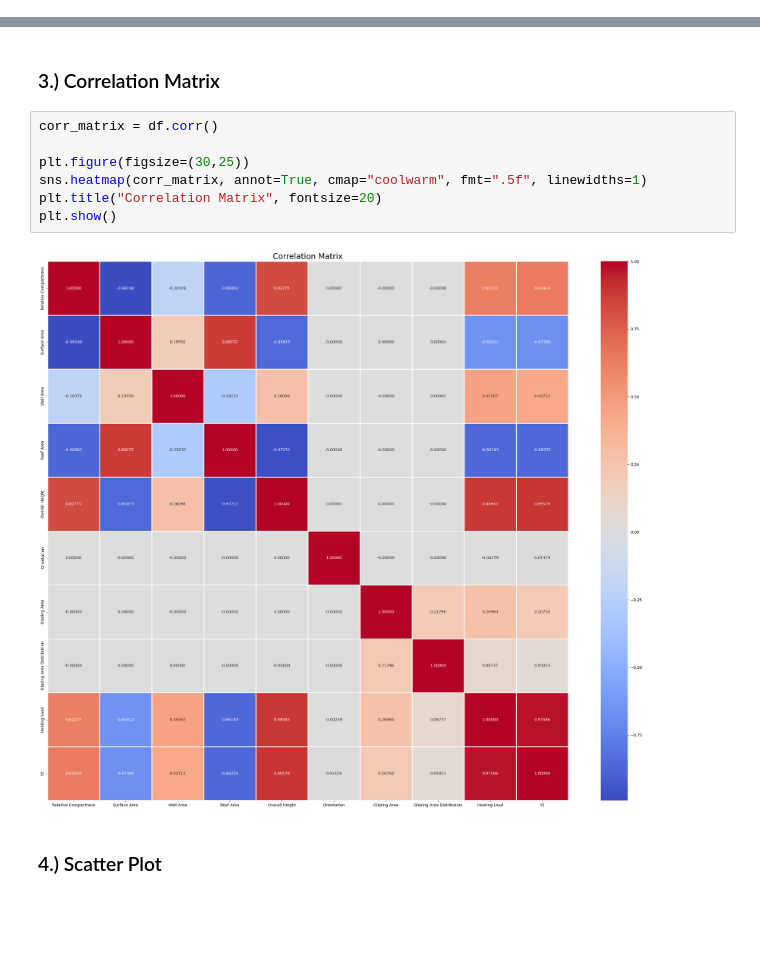
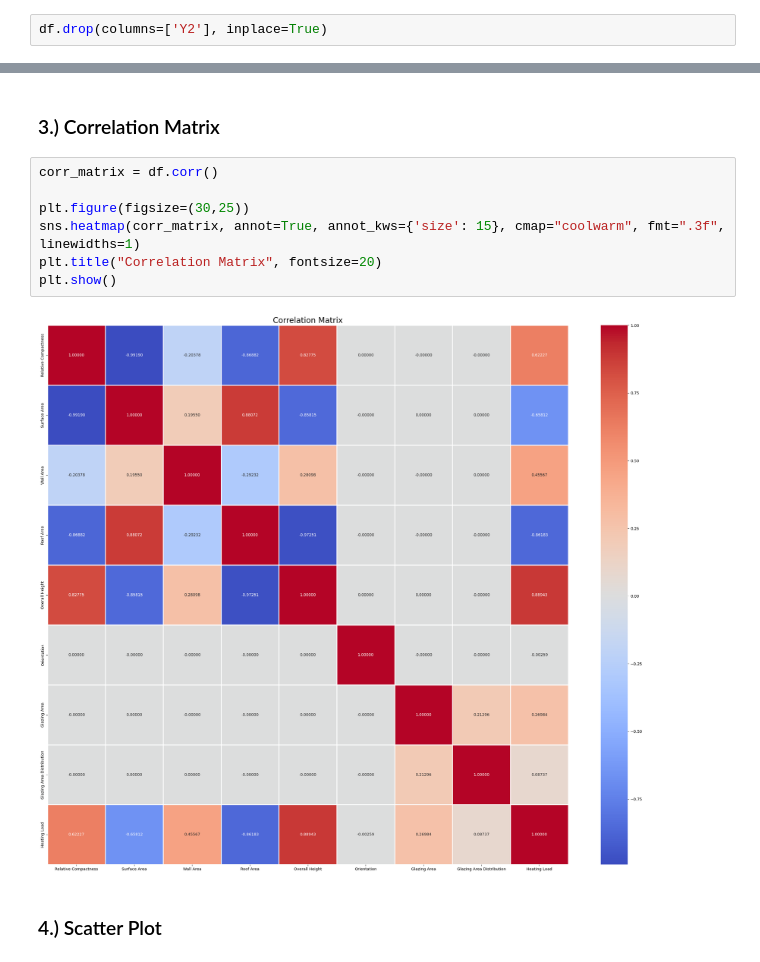
Before and after one commit to utkarshrs/Machine-Learning---Project-1, a Jupyter notebook: assignment_1.ipynb, the cells around one changed output, grey strips where cells are left out. Saved outputs shown, nothing was run; the diff lists cells and outputs as text; blank space fills up the shorter version.

```diff
--- a/assignment_1.ipynb
+++ b/assignment_1.ipynb
@@ -23,3 +14,5 @@ df.describe()
+# %%
+df.drop(columns=['Y2'], inplace=True)
 # %% [markdown]
 ## Renaming the attributes for better readability
 # %%
@@ -124,12 +146,12 @@ plt.show()
 # %%
 corr_matrix = df.corr()
 
 plt.figure(figsize=(30,25))
-sns.heatmap(corr_matrix, annot=True, cmap="coolwarm", fmt=".5f", linewidths=1)
+sns.heatmap(corr_matrix, annot=True, annot_kws={'size': 15}, cmap="coolwarm", fmt=".3f", linewidths=1)
 plt.title("Correlation Matrix", fontsize=20)
 plt.show()
 # %% [output]
-[figure, old version]
+[figure, new version]
 # %% [markdown]
 ### 4.) Scatter Plot
 # %%
```
Also changed, not shown: parts of 19 cells of this notebook.
